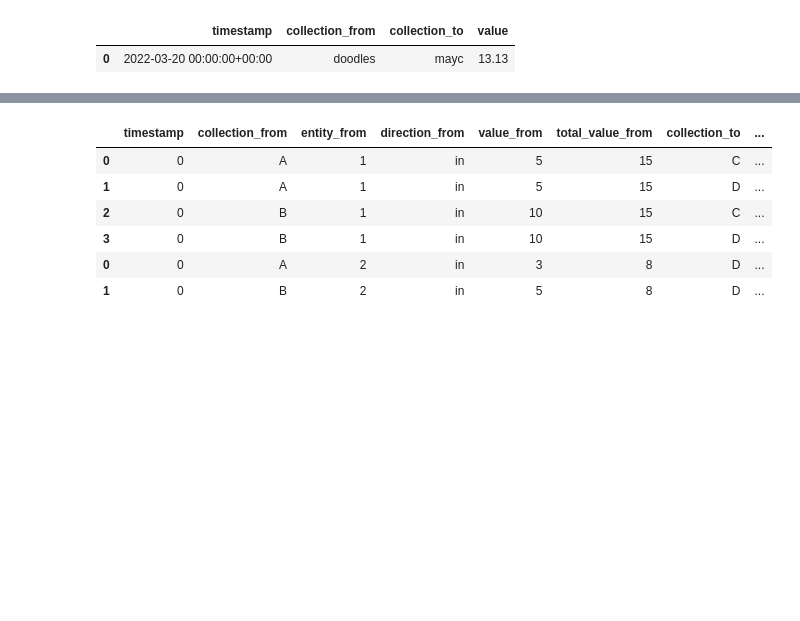
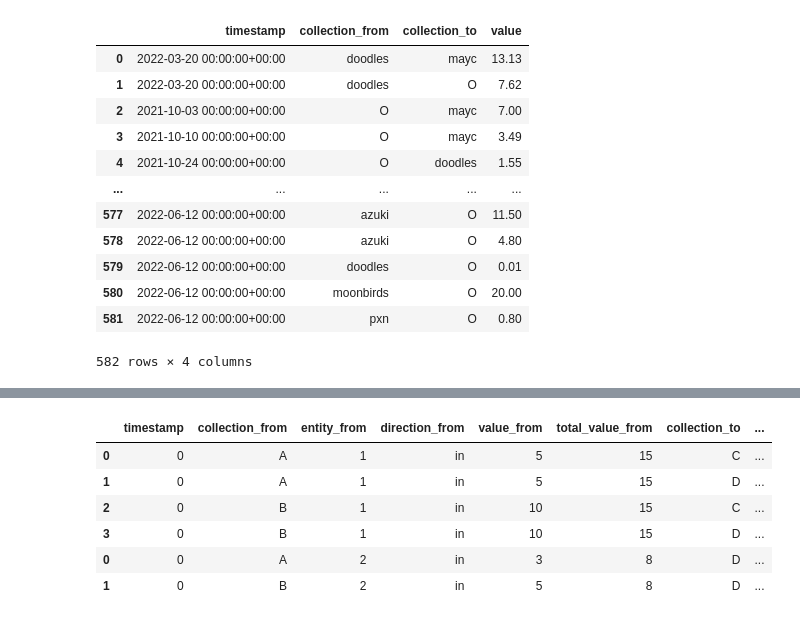
Before and after one commit to craycrayfish/NetworkFT, a Jupyter notebook: notebooks/playground.ipynb, the cells around one changed output, grey strips where cells are left out. Saved outputs shown, nothing was run; the diff lists cells and outputs as text; code cells hidden in the pictures; blank space fills up the shorter version.

```diff
--- a/notebooks/playground.ipynb
+++ b/notebooks/playground.ipynb
@@ -28,5 +28,16 @@ df = catalog.load("graph")
 # %%
-df[(df["collection_from"] != "O") & (df["collection_to"] != "O")]
+df
 # %% [output]
 |  | timestamp | collection_from | collection_to | value |
 | 0 | 2022-03-20 00:00:00+00:00 | doodles | mayc | 13.13 |
+| 1 | 2022-03-20 00:00:00+00:00 | doodles | O | 7.62 |
+| 2 | 2021-10-03 00:00:00+00:00 | O | mayc | 7.00 |
+| 3 | 2021-10-10 00:00:00+00:00 | O | mayc | 3.49 |
+| 4 | 2021-10-24 00:00:00+00:00 | O | doodles | 1.55 |
+| ... | ... | ... | ... | ... |
+| 577 | 2022-06-12 00:00:00+00:00 | azuki | O | 11.50 |
+| 578 | 2022-06-12 00:00:00+00:00 | azuki | O | 4.80 |
+| 579 | 2022-06-12 00:00:00+00:00 | doodles | O | 0.01 |
+| 580 | 2022-06-12 00:00:00+00:00 | moonbirds | O | 20.00 |
+| 581 | 2022-06-12 00:00:00+00:00 | pxn | O | 0.80 |
+582 rows × 4 columns
```
Also changed, not shown: parts of 13 cells of this notebook, 13 other files.
